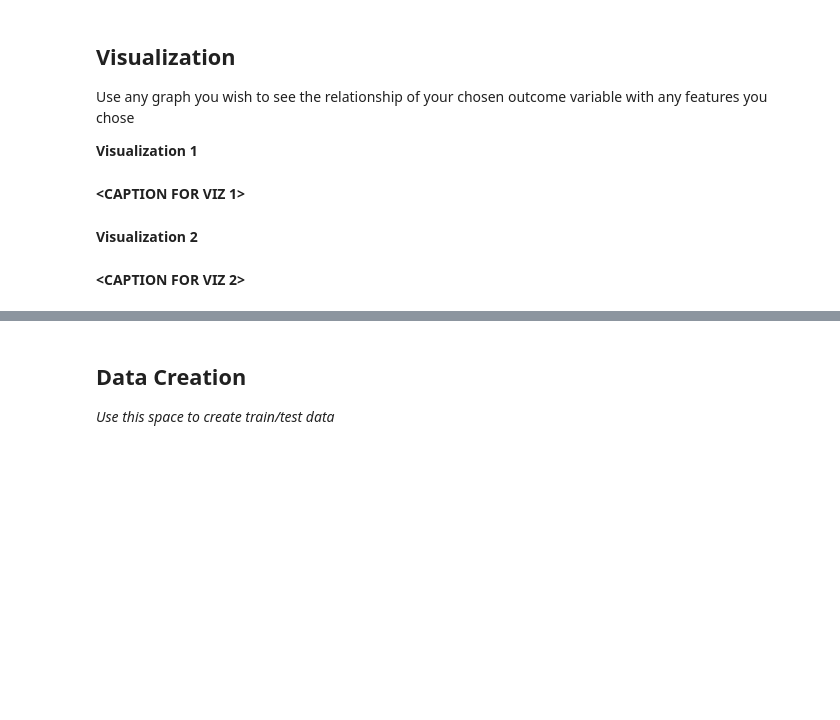
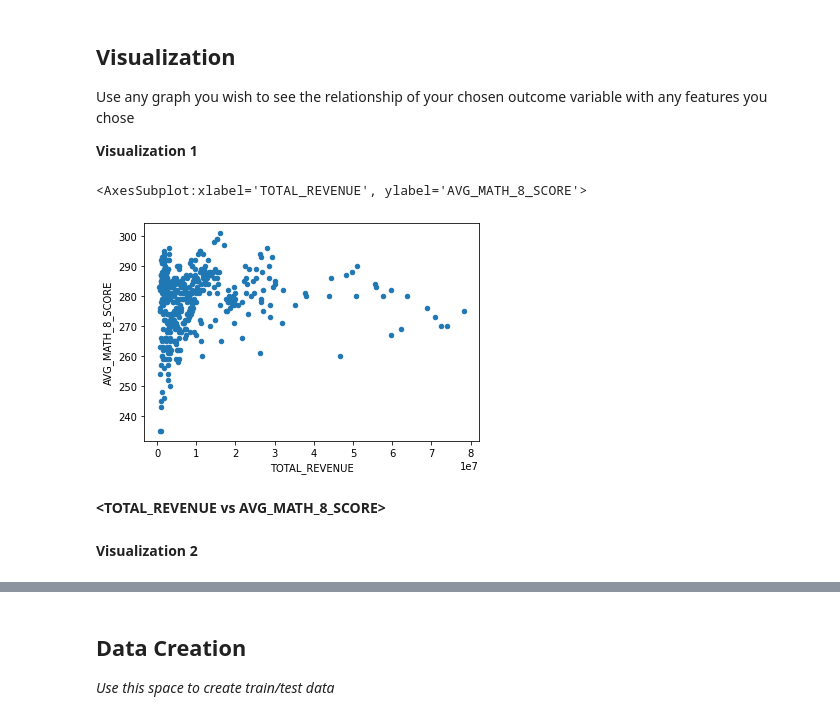
Before and after one commit to abhiktech/mdst-checkpoints, a Jupyter notebook: checkpoint2/checkpoint2.ipynb, the cells around one changed output, grey strips where cells are left out. Saved outputs shown, nothing was run; the diff lists cells and outputs as text; code cells hidden in the pictures; blank space fills up the shorter version.

```diff
--- a/checkpoint2/checkpoint2.ipynb
+++ b/checkpoint2/checkpoint2.ipynb
@@ -102,9 +142,12 @@ Feature selection justification: **<BRIEFLY DESCRIBE WHY YOU PICKED THESE FEATUR
 Use any graph you wish to see the relationship of your chosen outcome variable with any features you chose
 
 **Visualization 1**
-# %% [markdown]
-**<CAPTION FOR VIZ 1>**
+# %%
+data.plot.scatter(x='TOTAL_REVENUE', y=outcome)
+# %% [output]
+<AxesSubplot:xlabel='TOTAL_REVENUE', ylabel='AVG_MATH_8_SCORE'>
+[figure, added]
+# %% [markdown]
+**<TOTAL_REVENUE vs AVG_MATH_8_SCORE>**
 # %% [markdown]
 **Visualization 2**
-# %% [markdown]
-**<CAPTION FOR VIZ 2>**
```
Also changed, not shown: parts of 16 cells of this notebook.
